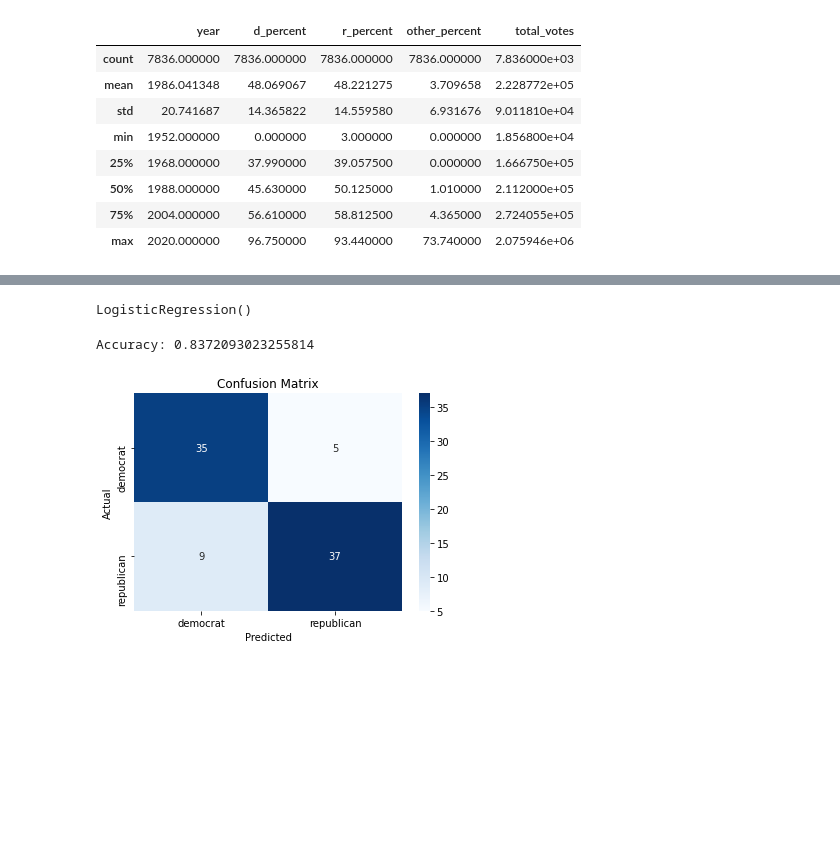
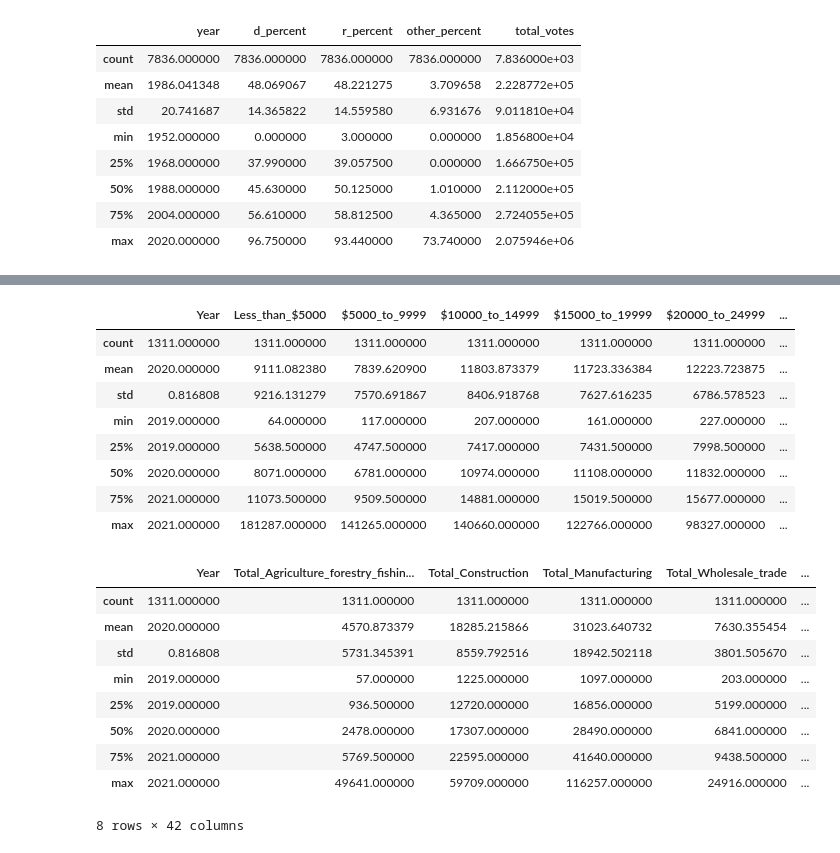
Before and after one commit to chrismiley87/capstone, a Jupyter notebook: election_data.ipynb, the cells around one changed output, grey strips where cells are left out. Saved outputs shown, nothing was run; the diff lists cells and outputs as text; code cells hidden in the pictures; blank space fills up the shorter version.

```diff
--- a/election_data.ipynb
+++ b/election_data.ipynb
@@ -840,32 +408,25 @@ X_train, X_test, y_train, y_test = train_test_split(X_scaled, y, test_size=0.2,
-# %%
-model = LogisticRegression()
-model.fit(X_train, y_train)
-# %% [output]
-LogisticRegression()
-# %%
-y_pred = model.predict(X_test)
-accuracy = accuracy_score(y_test, y_pred)
-print("Accuracy:", accuracy)
-# %% [output]
-Accuracy: 0.8372093023255814
-# %%
-# Calculate the confusion matrix
-cm = confusion_matrix(y_test, y_pred)
-
-# Create a figure and axes
-fig, ax = plt.subplots()
-
-# Create a heatmap
-sns.heatmap(cm, annot=True, fmt='d', cmap='Blues', ax=ax)
-
-# Set labels, title, and ticks
-ax.set_xlabel('Predicted')
-ax.set_ylabel('Actual')
-ax.set_title('Confusion Matrix')
-ax.xaxis.set_ticklabels(['democrat', 'republican'])
-ax.yaxis.set_ticklabels(['democrat', 'republican'])
-
-# Show the plot
-plt.show()
-# %% [output]
-[figure, removed]
+# %%
+finance_df.describe()
+# %% [output]
+|  | Year | Less_than_$5000 | $5000_to_9999 | $10000_to_14999 | $15000_to_19999 | $20000_to_24999 | ... |
+| count | 1311.000000 | 1311.000000 | 1311.000000 | 1311.000000 | 1311.000000 | 1311.000000 | ... |
+| mean | 2020.000000 | 9111.082380 | 7839.620900 | 11803.873379 | 11723.336384 | 12223.723875 | ... |
+| std | 0.816808 | 9216.131279 | 7570.691867 | 8406.918768 | 7627.616235 | 6786.578523 | ... |
+| min | 2019.000000 | 64.000000 | 117.000000 | 207.000000 | 161.000000 | 227.000000 | ... |
+| 25% | 2019.000000 | 5638.500000 | 4747.500000 | 7417.000000 | 7431.500000 | 7998.500000 | ... |
+| 50% | 2020.000000 | 8071.000000 | 6781.000000 | 10974.000000 | 11108.000000 | 11832.000000 | ... |
+| 75% | 2021.000000 | 11073.500000 | 9509.500000 | 14881.000000 | 15019.500000 | 15677.000000 | ... |
+| max | 2021.000000 | 181287.000000 | 141265.000000 | 140660.000000 | 122766.000000 | 98327.000000 | ... |
+# %%
+industry_df.describe()
+# %% [output]
+|  | Year | Total_Agriculture_forestry_fishin... | Total_Construction | Total_Manufacturing | Total_Wholesale_trade | ... |
+| count | 1311.000000 | 1311.000000 | 1311.000000 | 1311.000000 | 1311.000000 | ... |
+| mean | 2020.000000 | 4570.873379 | 18285.215866 | 31023.640732 | 7630.355454 | ... |
+| std | 0.816808 | 5731.345391 | 8559.792516 | 18942.502118 | 3801.505670 | ... |
+| min | 2019.000000 | 57.000000 | 1225.000000 | 1097.000000 | 203.000000 | ... |
+| 25% | 2019.000000 | 936.500000 | 12720.000000 | 16856.000000 | 5199.000000 | ... |
+| 50% | 2020.000000 | 2478.000000 | 17307.000000 | 28490.000000 | 6841.000000 | ... |
+| 75% | 2021.000000 | 5769.500000 | 22595.000000 | 41640.000000 | 9438.500000 | ... |
+| max | 2021.000000 | 49641.000000 | 59709.000000 | 116257.000000 | 24916.000000 | ... |
+8 rows × 42 columns
```
Also changed, not shown: parts of 111 cells of this notebook.
